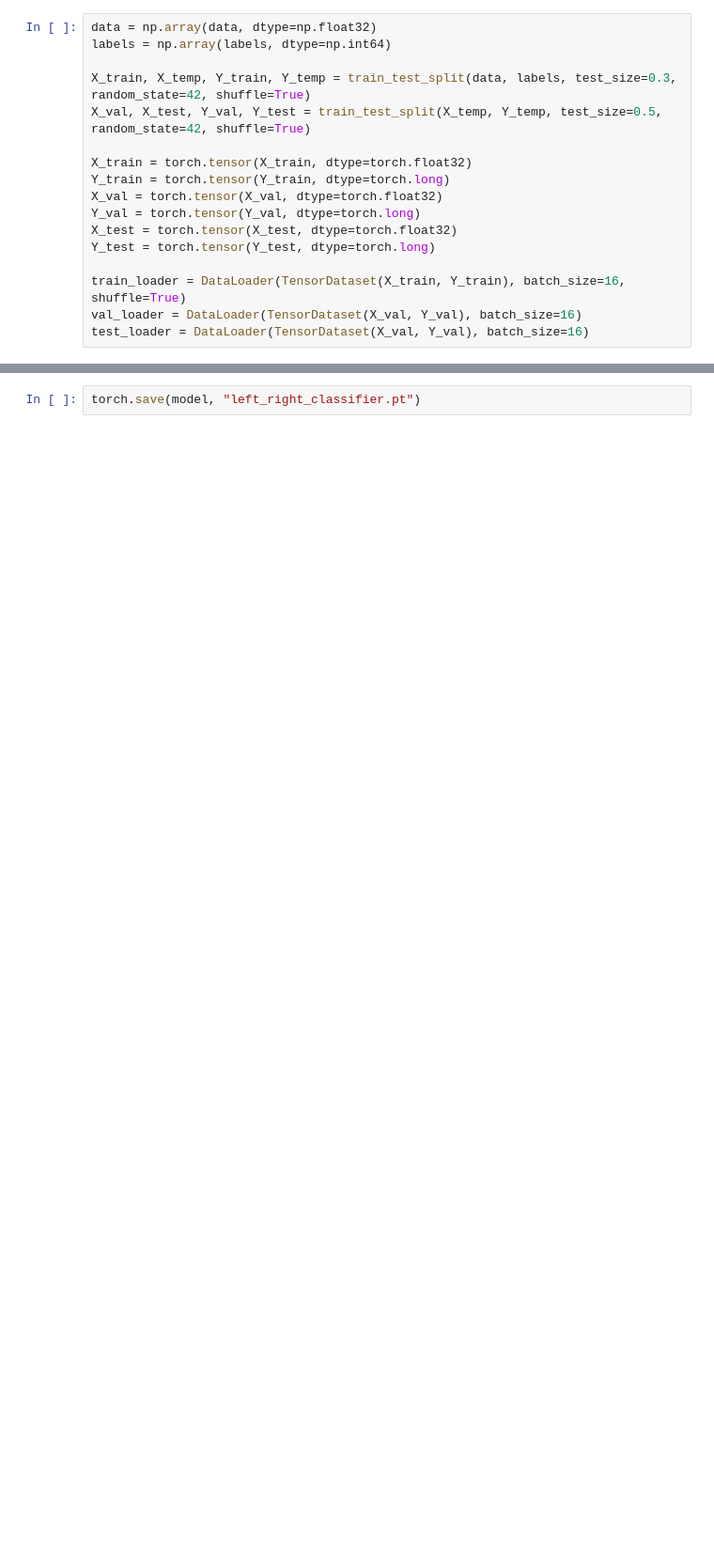
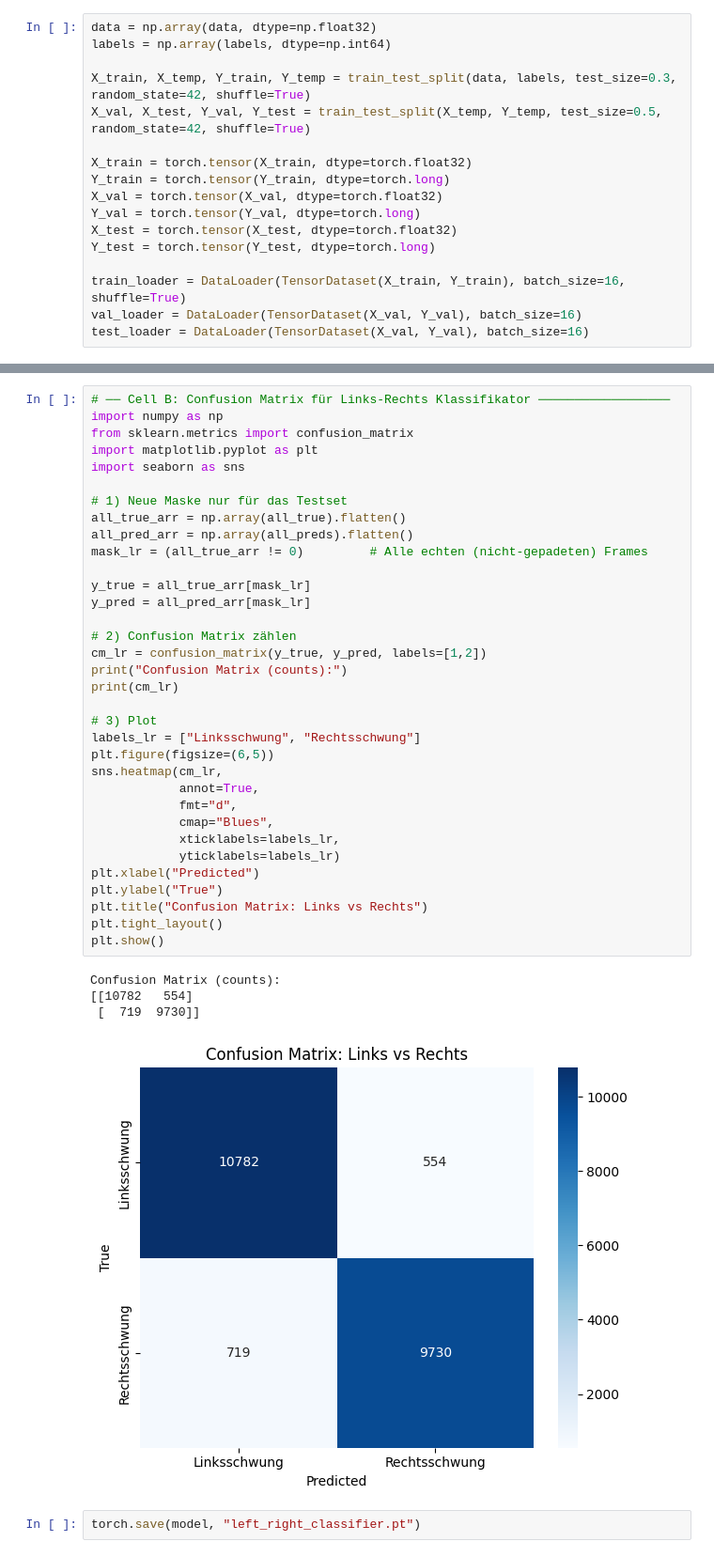
Before and after one commit to pascalghanimi/Ski-Classification-AI, a Jupyter notebook: Deep_Learning.ipynb, the cells around one changed output, grey strips where cells are left out. Shown at 94% size. Drawn from its saved outputs; the diff is of its cells as text; blank space fills up the shorter version.

```diff
--- a/Deep_Learning.ipynb
+++ b/Deep_Learning.ipynb
@@ -721,2 +933,41 @@ weighted avg      0.940     0.940     0.940     22308
+# %%
+# ── Cell B: Confusion Matrix für Links-Rechts Klassifikator ──────────────────
+import numpy as np
+from sklearn.metrics import confusion_matrix
+import matplotlib.pyplot as plt
+import seaborn as sns
+
+# 1) Neue Maske nur für das Testset
+all_true_arr = np.array(all_true).flatten()
+all_pred_arr = np.array(all_preds).flatten()
+mask_lr = (all_true_arr != 0)         # Alle echten (nicht-gepadeten) Frames
+
+y_true = all_true_arr[mask_lr]
+y_pred = all_pred_arr[mask_lr]
+
+# 2) Confusion Matrix zählen
+cm_lr = confusion_matrix(y_true, y_pred, labels=[1,2])
+print("Confusion Matrix (counts):")
+print(cm_lr)
+
+# 3) Plot
+labels_lr = ["Linksschwung", "Rechtsschwung"]
+plt.figure(figsize=(6,5))
+sns.heatmap(cm_lr,
+            annot=True,
+            fmt="d",
+            cmap="Blues",
+            xticklabels=labels_lr,
+            yticklabels=labels_lr)
+plt.xlabel("Predicted")
+plt.ylabel("True")
+plt.title("Confusion Matrix: Links vs Rechts")
+plt.tight_layout()
+plt.show()
+# %% [output]
+Confusion Matrix (counts):
+[[10782   554]
+ [  719  9730]]
+[figure, added]
 # %%
 torch.save(model, "left_right_classifier.pt")
```
Also changed, not shown: parts of 9 cells of this notebook.
